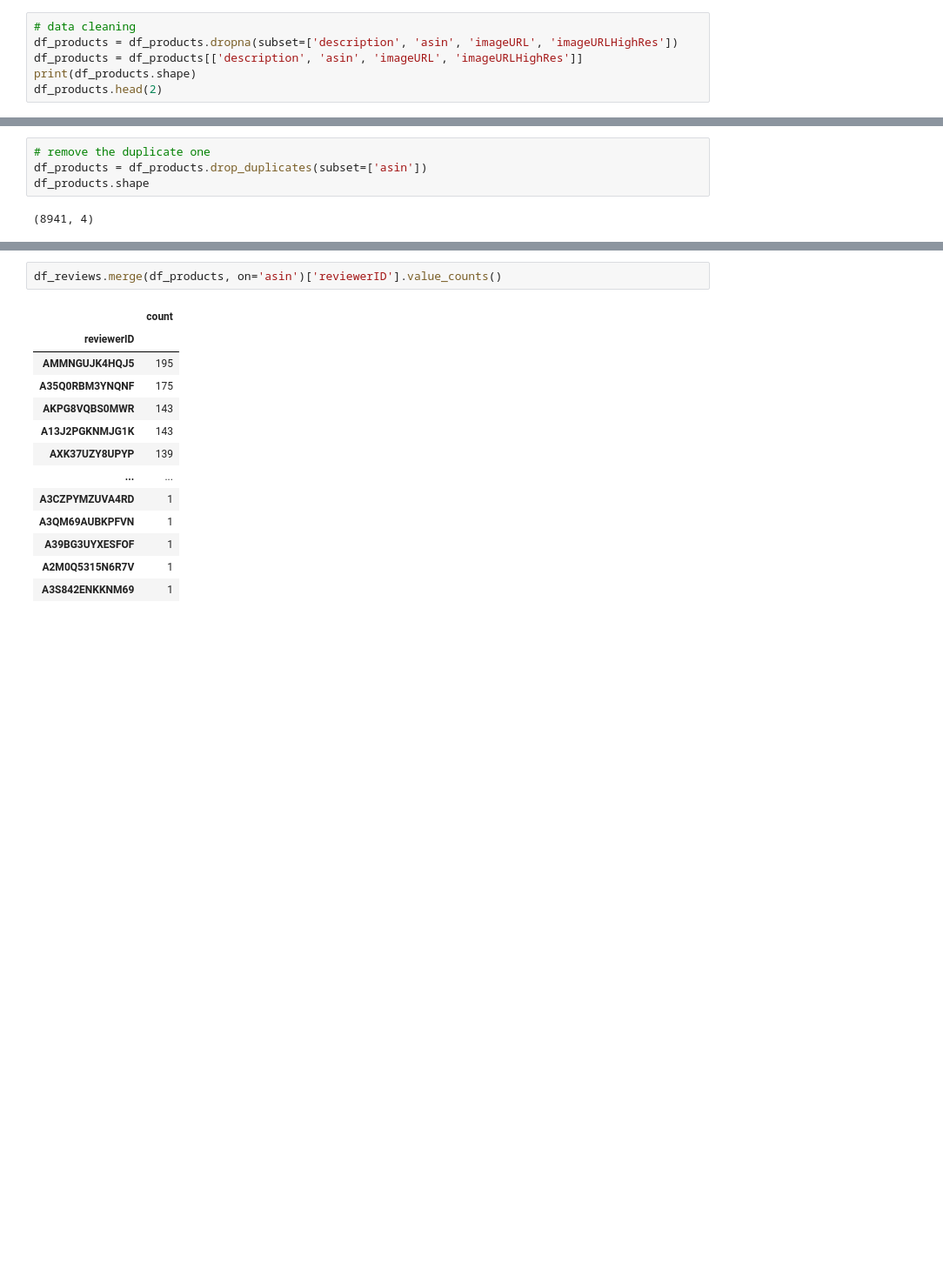
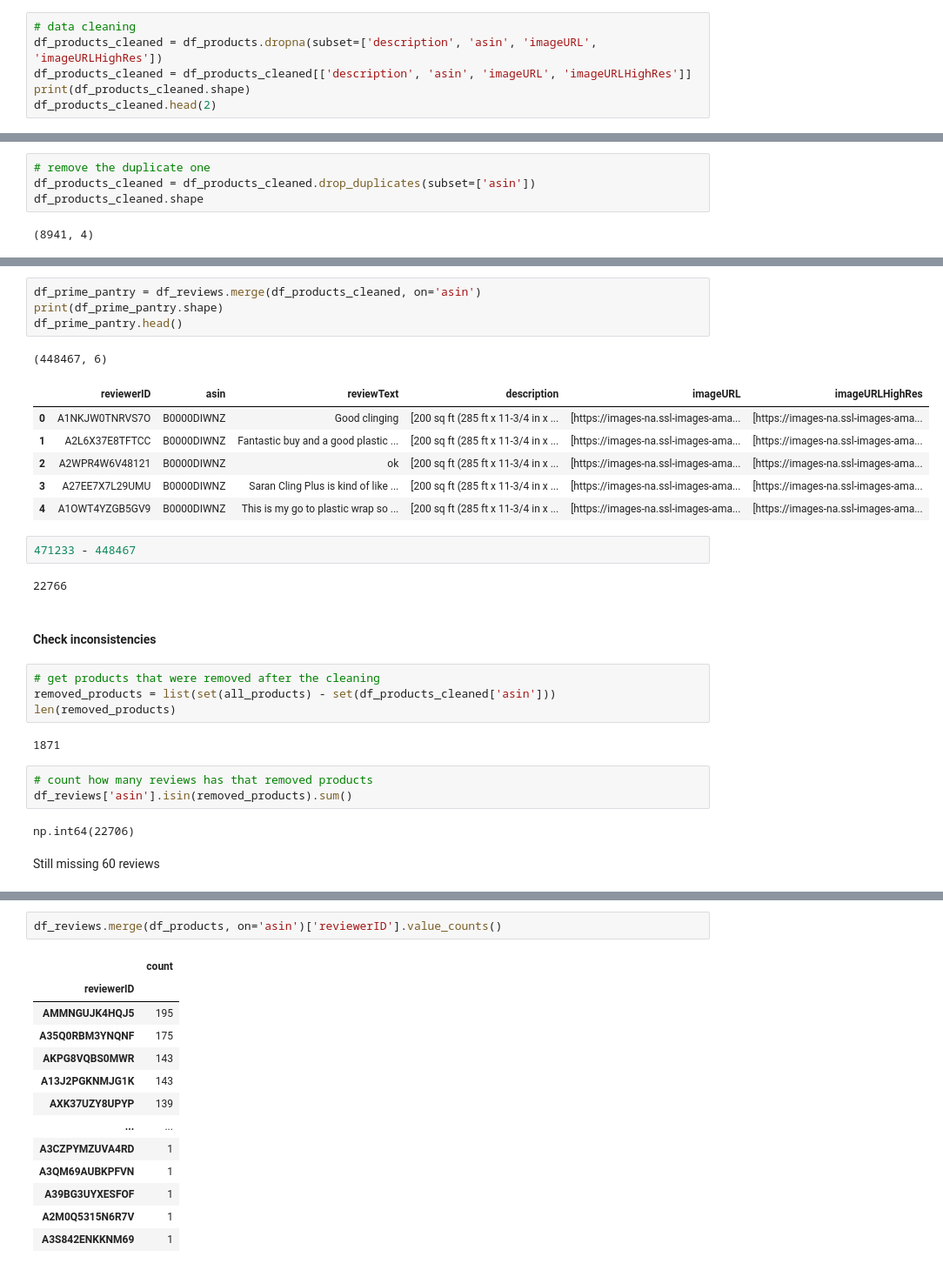
Before and after one commit to vichShir/deep-mine, a Jupyter notebook: Deep_MINE.ipynb, the cells around one changed output, grey strips where cells are left out. Shown: that part at 87% size. Cells and saved outputs as stored; diff of their text form; blank space fills up the shorter version.

```diff
--- a/Deep_MINE.ipynb
+++ b/Deep_MINE.ipynb
@@ -145,9 +148,9 @@ all_products.shape
 # %%
 # data cleaning
-df_products = df_products.dropna(subset=['description', 'asin', 'imageURL', 'imageURLHighRes'])
-df_products = df_products[['description', 'asin', 'imageURL', 'imageURLHighRes']]
-print(df_products.shape)
-df_products.head(2)
+df_products_cleaned = df_products.dropna(subset=['description', 'asin', 'imageURL', 'imageURLHighRes'])
+df_products_cleaned = df_products_cleaned[['description', 'asin', 'imageURL', 'imageURLHighRes']]
+print(df_products_cleaned.shape)
+df_products_cleaned.head(2)
 # %% [output]
 (8942, 4)
 |  | description | asin | imageURL | imageURLHighRes |
@@ -170,6 +175,6 @@ df_products['asin'].nunique()
 # %%
 # remove the duplicate one
-df_products = df_products.drop_duplicates(subset=['asin'])
-df_products.shape
+df_products_cleaned = df_products_cleaned.drop_duplicates(subset=['asin'])
+df_products_cleaned.shape
 # %% [output]
 (8941, 4)
@@ -200,0 +181,31 @@ df_reviews.merge(df_products, on='asin')
+# %%
+df_prime_pantry = df_reviews.merge(df_products_cleaned, on='asin')
+print(df_prime_pantry.shape)
+df_prime_pantry.head()
+# %% [output]
+(448467, 6)
+|  | reviewerID | asin | reviewText | description | imageURL | imageURLHighRes |
+| 0 | A1NKJW0TNRVS7O | B0000DIWNZ | Good clinging | [200 sq ft (285 ft x 11-3/4 in x ... | [https://images-na.ssl-images-ama... | [https://images-na.ssl-images-ama... |
+| 1 | A2L6X37E8TFTCC | B0000DIWNZ | Fantastic buy and a good plastic ... | [200 sq ft (285 ft x 11-3/4 in x ... | [https://images-na.ssl-images-ama... | [https://images-na.ssl-images-ama... |
+| 2 | A2WPR4W6V48121 | B0000DIWNZ | ok | [200 sq ft (285 ft x 11-3/4 in x ... | [https://images-na.ssl-images-ama... | [https://images-na.ssl-images-ama... |
+| 3 | A27EE7X7L29UMU | B0000DIWNZ | Saran Cling Plus is kind of like ... | [200 sq ft (285 ft x 11-3/4 in x ... | [https://images-na.ssl-images-ama... | [https://images-na.ssl-images-ama... |
+| 4 | A1OWT4YZGB5GV9 | B0000DIWNZ | This is my go to plastic wrap so ... | [200 sq ft (285 ft x 11-3/4 in x ... | [https://images-na.ssl-images-ama... | [https://images-na.ssl-images-ama... |
+# %%
+471233 - 448467
+# %% [output]
+22766
+# %% [markdown]
+#### Check inconsistencies
+# %%
+# get products that were removed after the cleaning
+removed_products = list(set(all_products) - set(df_products_cleaned['asin']))
+len(removed_products)
+# %% [output]
+1871
+# %%
+# count how many reviews has that removed products
+df_reviews['asin'].isin(removed_products).sum()
+# %% [output]
+np.int64(22706)
+# %% [markdown]
+Still missing 60 reviews
```
Also changed, not shown: parts of 23 cells of this notebook.
